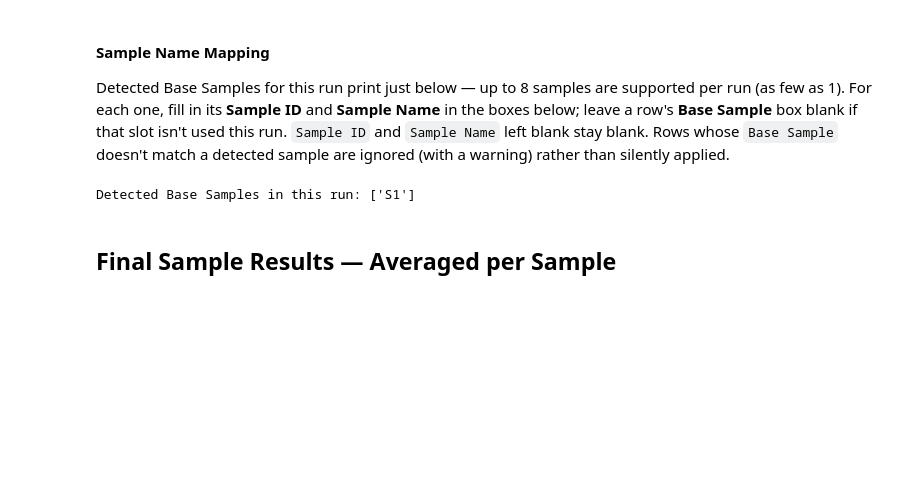
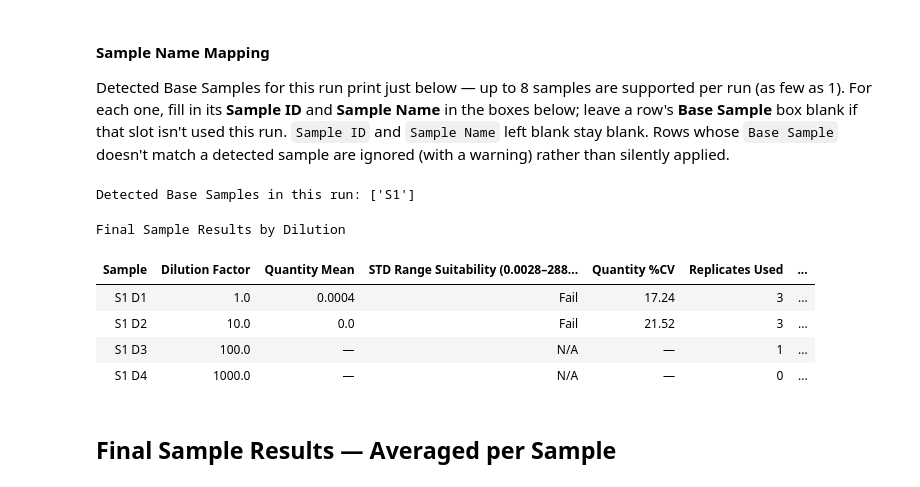
Before and after one commit to GabiRivera0011/resiDNA_workflows, a Jupyter notebook: Notebooks/01_Phase I.ipynb, the cells around one changed output. Saved outputs shown, nothing was run; the diff lists cells and outputs as text; code cells hidden in the pictures; blank space fills up the shorter version.

```diff
--- a/Notebooks/01_Phase I.ipynb
+++ b/Notebooks/01_Phase I.ipynb
@@ -99,15 +105,13 @@ df = pd.read_excel(
 # path" cell above) — kept there so the notebook and app/app.py share one
 # implementation instead of two.
 
-# Total DNA / Protein Concentration / DNA per Protein always render at 4 decimals
-# wherever they appear (Final Sample Results tables), regardless of the table's
-# default precision
+# Discrete counts and genuinely-computed values still need an explicit
+# precision — everything else in these tables is an instrument-reported
+# figure, shown at whatever precision the instrument itself reported
+# (style_table's precision=None below).
 FINAL_RESULTS_PRECISION = {
-    "Total DNA (ng/mL)": 4,
-    "Protein Concentration (mg/mL)": 4,
-    "DNA per Protein (ng/mg)": 4,
-    "Quantity Mean": 4,
     "Replicates Used": 0,
+    "Linearity %Bias": 2,
 }
 
 # Shared renderer for the "Item / Criteria / Value / Status" suitability summary
@@ -1150,10 +1309,11 @@ for _base, _sid, _name in _sample_mapping_rows:
 Detected Base Samples in this run: ['S1']
 # %%
 # Report every unspiked dilution for every sample, then average each sample's
-# suitability-passing dilutions (Quantity %CV AND Dilutional Linearity) into a single
+# suitability-passing dilutions (Quantity %CV AND Range AND Dilutional Linearity) into a single
 # Total DNA / DNA per Protein result. SAMPLE_DNA_PER_PROTEIN_LIMIT is defined in
 # the Acceptance Criteria section above. unspiked_samples / resolved_replicates
-# come from the triplicate-resolution cell above.
+# come from the triplicate-resolution cell above; range_df comes from the
+# Sample STD Range Suitability cell above.
 final_results = (
     unspiked_samples
     .drop_duplicates(subset="sample_name")
@@ -1185,44 +1345,68 @@ final_results = final_results.merge(
     on="Sample",
     how="left",
 )
 final_results["Linearity Suitability"] = (
     final_results["Pass"].map({True: "Pass", False: "Fail"}).fillna("N/A")
 )
 final_results = final_results.drop(columns="Pass")
 
-# A dilution is only reportable/averageable once it cleanly passes both checks.
+# Bring in each dilution's Range verdict. Pass/Fail/N/A wording here for
+# consistency with its sibling suitability columns — the dedicated Sample STD Range
+# Suitability table above uses the more descriptive In Range/Out of Range/
+# Undetermined wording instead, both fed by the same underlying range_df.
+range_suitability_col = f"STD Range Suitability ({std6_backcalc_mean}–{std1_backcalc_mean})"
+final_results = final_results.merge(
+    range_df[["sample_name", "Range Status"]].rename(columns={"sample_name": "Sample"}),
+    on="Sample",
+    how="left",
+)
+final_results[range_suitability_col] = final_results["Range Status"].map(
+    {"In Range": "Pass", "Out of Range": "Fail", "Undetermined": "N/A"}
+)
+final_results = final_results.drop(columns="Range Status")
+
+# A dilution is only reportable/averageable once it cleanly passes all three
+# checks — Range now GATES averaging (an Out of Range dilution, including
+# anything below the new LOQ, is excluded here rather than merely flagged).
 # combined_suitability() is imported from Scripts/qpcr.py
 final_results["Suitability"] = final_results.apply(
-    lambda row: combined_suitability([row["Quantity %CV Suitability"], row["Linearity Suitability"]]),
+    lambda row: combined_suitability([
+        row["Quantity %CV Suitability"], row[range_suitability_col], row["Linearity Suitability"],
+    ]),
     axis=1,
 )
-
-# Per-dilution (not averaged) Quantity Mean vs. the standard curve's LOQ
-# threshold — same comparison as the averaged table's footnote, but shown as
-# its own column here since every row is already a single dilution/well group.
-loq_qty_status_col = f"LOQ Status (LOQ conc = {loq_quantity:.4f})"
-final_results[loq_qty_status_col] = final_results["Quantity Mean"].apply(
-    lambda q: "Undetermined" if pd.isna(q) else ("Below" if q < loq_quantity else "Above")
-)
+# No quantity to assess (Undetermined) is still uninterpretable, not a soft
+# middle ground — the reported Suitability verdict is binary, Pass or Fail only.
+final_results["Suitability"] = final_results["Suitability"].replace("N/A", "Fail")
 
 # "Sample #" is kept here (not in the column list below) because
 # reportable_results still groups by it further down — it's dropped only from
 # the display copy right before rendering, since "Sample" (e.g. "S1 D1")
 # already carries the same information for a human reader.
 final_results = final_results.rename(columns={"Base Sample": "Sample #"})[[
-    "Sample #", "Sample", "Dilution Factor", "Quantity Mean", loq_qty_status_col,
+    "Sample #", "Sample", "Dilution Factor", "Quantity Mean", range_suitability_col,
     "Quantity %CV", "Replicates Used", "Quantity %CV Suitability",
     "Linearity %Bias", "Linearity Suitability",
     "Total DNA (ng/mL)", "Protein Concentration (mg/mL)", "DNA per Protein (ng/mg)",
     "Suitability",
 ]]
 
 style_table(
     final_results.drop(columns="Sample #"),
     caption="Final Sample Results by Dilution",
     align="left",
+    precision=None,
     precision_overrides=FINAL_RESULTS_PRECISION,
+    highlight_rows=final_results["Suitability"] == "Fail",
+    highlight_color="#F8D7DA",
 )
+# %% [output]
+Final Sample Results by Dilution
+| Sample | Dilution Factor | Quantity Mean | STD Range Suitability (0.0028–288... | Quantity %CV | Replicates Used | ... |
+| S1 D1 | 1.0 | 0.0004 | Fail | 17.24 | 3 | ... |
+| S1 D2 | 10.0 | 0.0 | Fail | 21.52 | 3 | ... |
+| S1 D3 | 100.0 | — | N/A | — | 1 | ... |
+| S1 D4 | 1000.0 | — | N/A | — | 0 | ... |
 # %% [markdown]
 ## Final Sample Results — Averaged per Sample
 # %%
```
Also changed, not shown: parts of 22 cells of this notebook, 12 other files.
